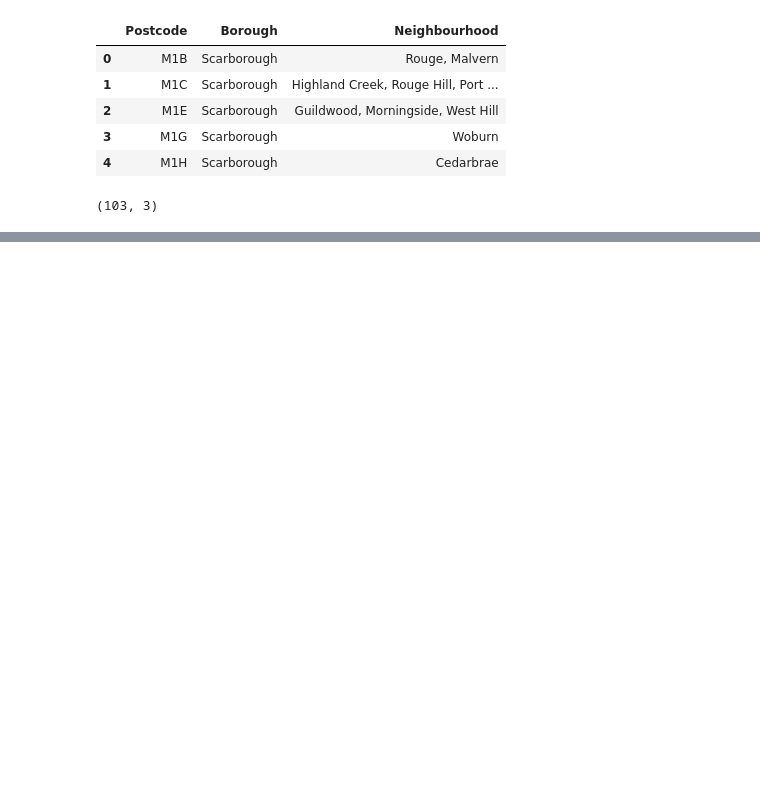
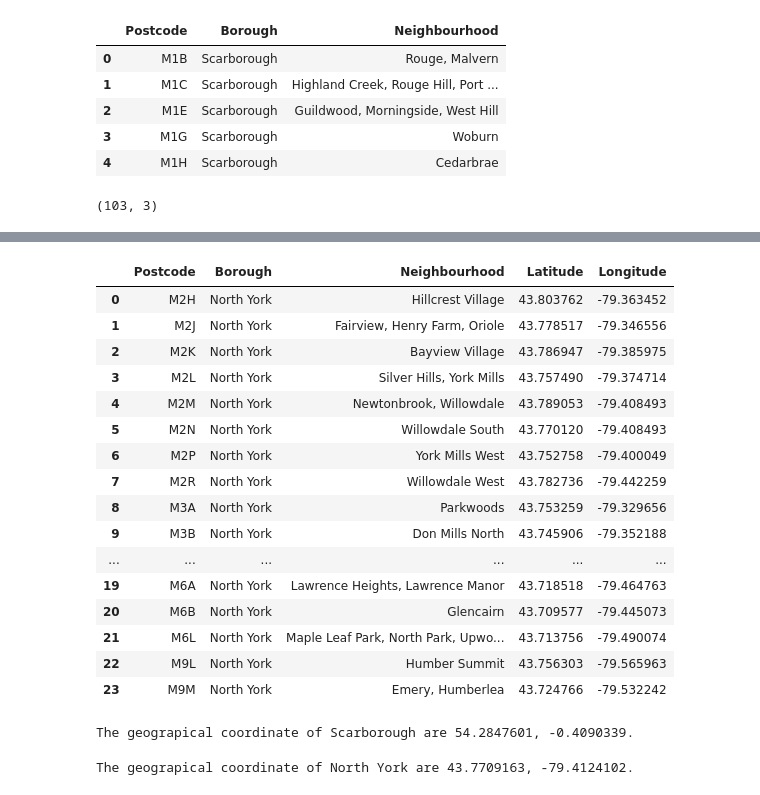
Before and after one commit to pnpatel30/Coursera_Capstone, a Jupyter notebook: Neighborhood_data.ipynb, the cells around one changed output, grey strips where cells are left out. Drawn from its saved outputs; the diff is of its cells as text; code cells hidden in the pictures; blank space fills up the shorter version.

```diff
--- a/Neighborhood_data.ipynb
+++ b/Neighborhood_data.ipynb
@@ -76,0 +108,2 @@ df_table.shape
+# %%
+df_geo=pd.read_csv('Geospatial_Coordinates.csv')
@@ -76,0 +119,3 @@ df_table.shape
+# %%
+df_geo.drop(['Postal Code'],axis=1,inplace=True)
+df_geo.head()
@@ -76,0 +129,2 @@ df_table.shape
+# %%
+df=df_table.join(df_geo)
@@ -76,0 +135,26 @@ df_table.shape
+# %%
+import numpy as np # library to handle data in a vectorized manner
+
+import pandas as pd # library for data analsysis
+pd.set_option('display.max_columns', None)
+pd.set_option('display.max_rows', None)
+
+import json # library to handle JSON files
+
+#!conda install -c conda-forge geopy --yes # uncomment this line if you haven't completed the Foursquare API lab
+from geopy.geocoders import Nominatim # convert an address into latitude and longitude values
+
+import requests # library to handle requests
+from pandas.io.json import json_normalize # tranform JSON file into a pandas dataframe
+
+# Matplotlib and associated plotting modules
+import matplotlib.cm as cm
+import matplotlib.colors as colors
+
+# import k-means from clustering stage
+from sklearn.cluster import KMeans
+
+#!conda install -c conda-forge folium=0.5.0 --yes # uncomment this line if you haven't completed the Foursquare API lab
+import folium # map rendering library
+
+print('Libraries imported.')
@@ -76,0 +203,41 @@ df_table.shape
+# %%
+NorthYork_data = df[df['Borough'] == 'North York'].reset_index(drop=True)
+NorthYork_data
+# %% [output]
+|  | Postcode | Borough | Neighbourhood | Latitude | Longitude |
+| 0 | M2H | North York | Hillcrest Village | 43.803762 | -79.363452 |
+| 1 | M2J | North York | Fairview, Henry Farm, Oriole | 43.778517 | -79.346556 |
+| 2 | M2K | North York | Bayview Village | 43.786947 | -79.385975 |
+| 3 | M2L | North York | Silver Hills, York Mills | 43.757490 | -79.374714 |
+| 4 | M2M | North York | Newtonbrook, Willowdale | 43.789053 | -79.408493 |
+| 5 | M2N | North York | Willowdale South | 43.770120 | -79.408493 |
+| 6 | M2P | North York | York Mills West | 43.752758 | -79.400049 |
+| 7 | M2R | North York | Willowdale West | 43.782736 | -79.442259 |
+| 8 | M3A | North York | Parkwoods | 43.753259 | -79.329656 |
+| 9 | M3B | North York | Don Mills North | 43.745906 | -79.352188 |
+| ... | ... | ... | ... | ... | ... |
+| 19 | M6A | North York | Lawrence Heights, Lawrence Manor | 43.718518 | -79.464763 |
+| 20 | M6B | North York | Glencairn | 43.709577 | -79.445073 |
+| 21 | M6L | North York | Maple Leaf Park, North Park, Upwo... | 43.713756 | -79.490074 |
+| 22 | M9L | North York | Humber Summit | 43.756303 | -79.565963 |
+| 23 | M9M | North York | Emery, Humberlea | 43.724766 | -79.532242 |
+# %%
+address = 'Scarborough'
+
+geolocator = Nominatim(user_agent="my-application")
+location = geolocator.geocode(address)
+latitude = location.latitude
+longitude = location.longitude
+print('The geograpical coordinate of Scarborough are {}, {}.'.format(latitude, longitude))
+# %% [output]
+The geograpical coordinate of Scarborough are 54.2847601, -0.4090339.
+# %%
+address = 'North York'
+
+geolocator = Nominatim(user_agent="my-application")
+location = geolocator.geocode(address)
+latitude = location.latitude
+longitude = location.longitude
+print('The geograpical coordinate of North York are {}, {}.'.format(latitude, longitude))
+# %% [output]
+The geograpical coordinate of North York are 43.7709163, -79.4124102.
```
Also changed, not shown: parts of 16 cells of this notebook.
